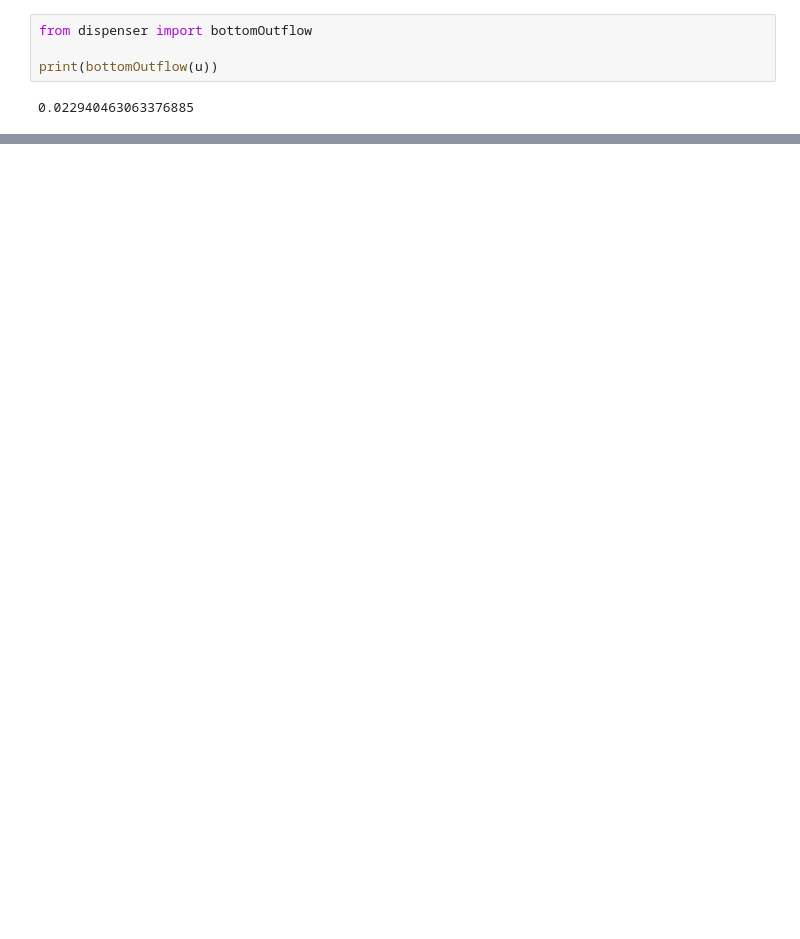
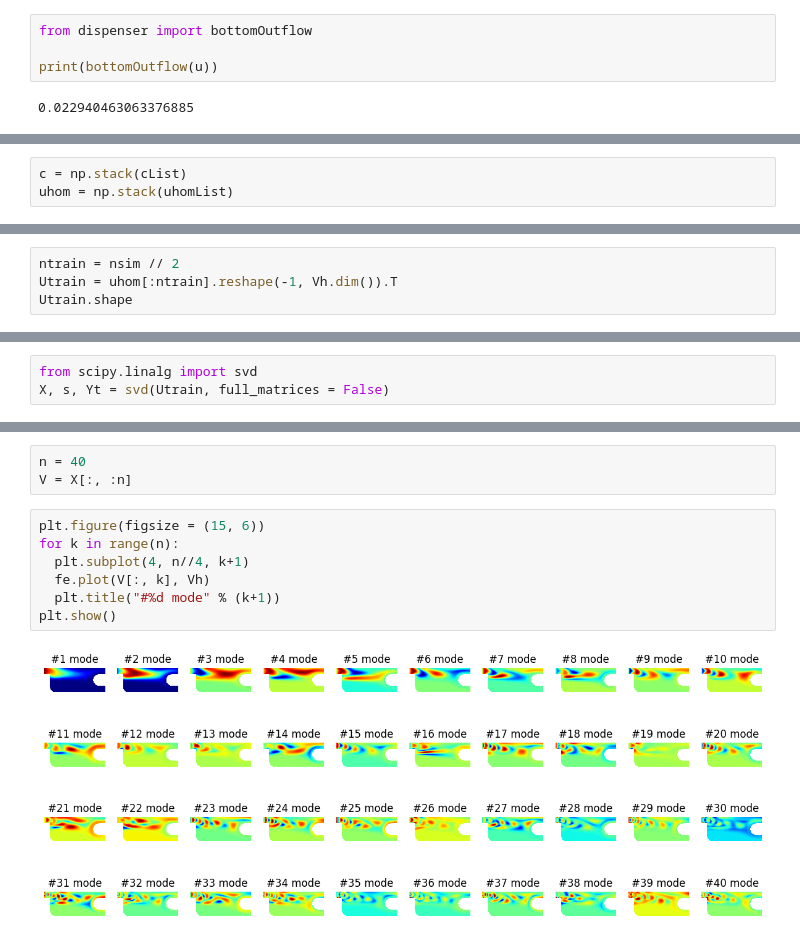
Before and after one commit to Mahshad-RM/MOR, a Jupyter notebook: Assignments_overview_Part_1.ipynb, the cells around one changed output, grey strips where cells are left out. Cells and saved outputs as stored; diff of their text form; blank space fills up the shorter version.

```diff
--- a/Assignments_overview_Part_1.ipynb
+++ b/Assignments_overview_Part_1.ipynb
@@ -87,0 +98,3 @@ print(bottomOutflow(u))
+# %%
+c = np.stack(cList)
+uhom = np.stack(uhomList)
@@ -87,0 +109,4 @@ print(bottomOutflow(u))
+# %%
+ntrain = nsim // 2
+Utrain = uhom[:ntrain].reshape(-1, Vh.dim()).T
+Utrain.shape
@@ -87,0 +115,3 @@ print(bottomOutflow(u))
+# %%
+from scipy.linalg import svd
+X, s, Yt = svd(Utrain, full_matrices = False)
@@ -87,0 +130,12 @@ print(bottomOutflow(u))
+# %%
+n = 40
+V = X[:, :n]
+# %%
+plt.figure(figsize = (15, 6))
+for k in range(n):
+  plt.subplot(4, n//4, k+1)
+  fe.plot(V[:, k], Vh)
+  plt.title("#%d mode" % (k+1))
+plt.show()
+# %% [output]
+[figure, added]
```
Also changed, not shown: parts of 25 cells of this notebook.
